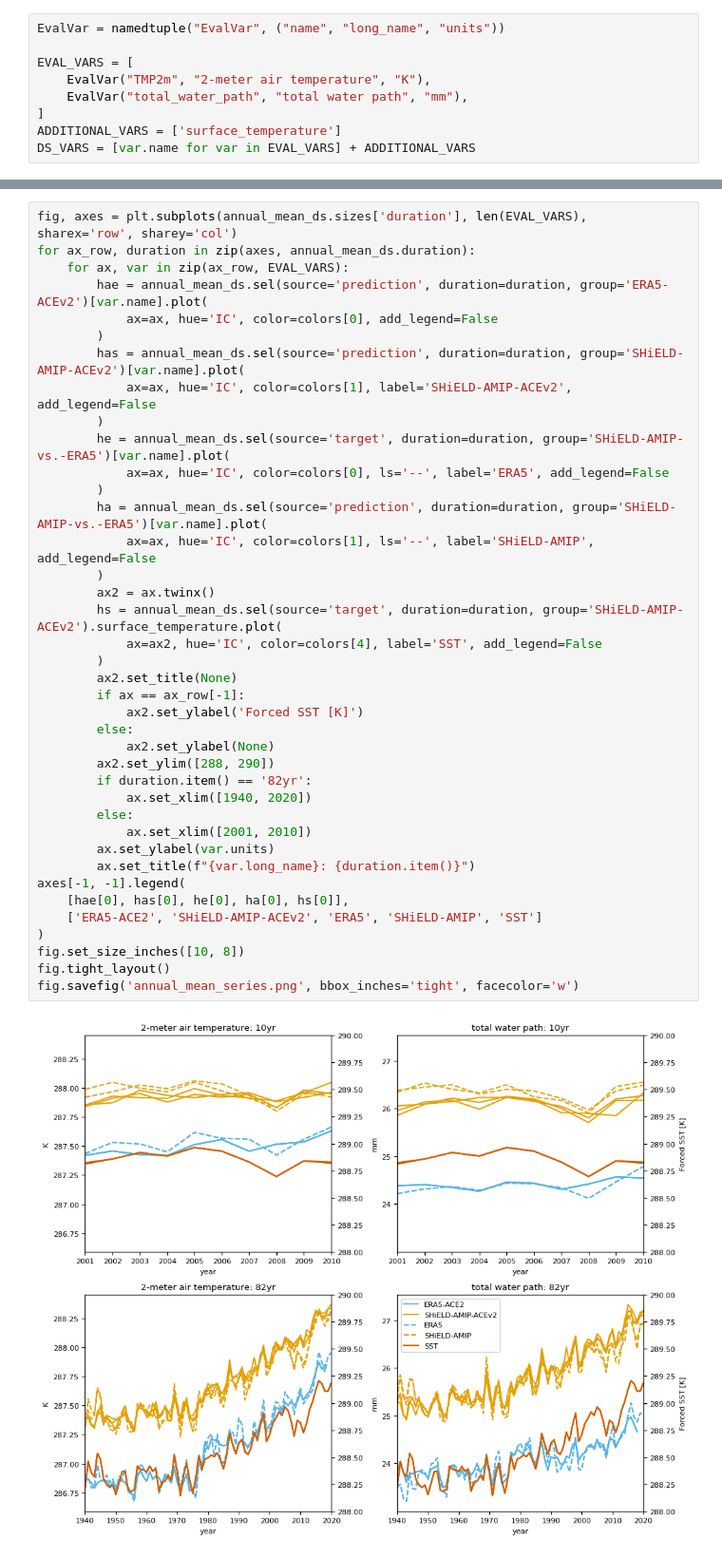
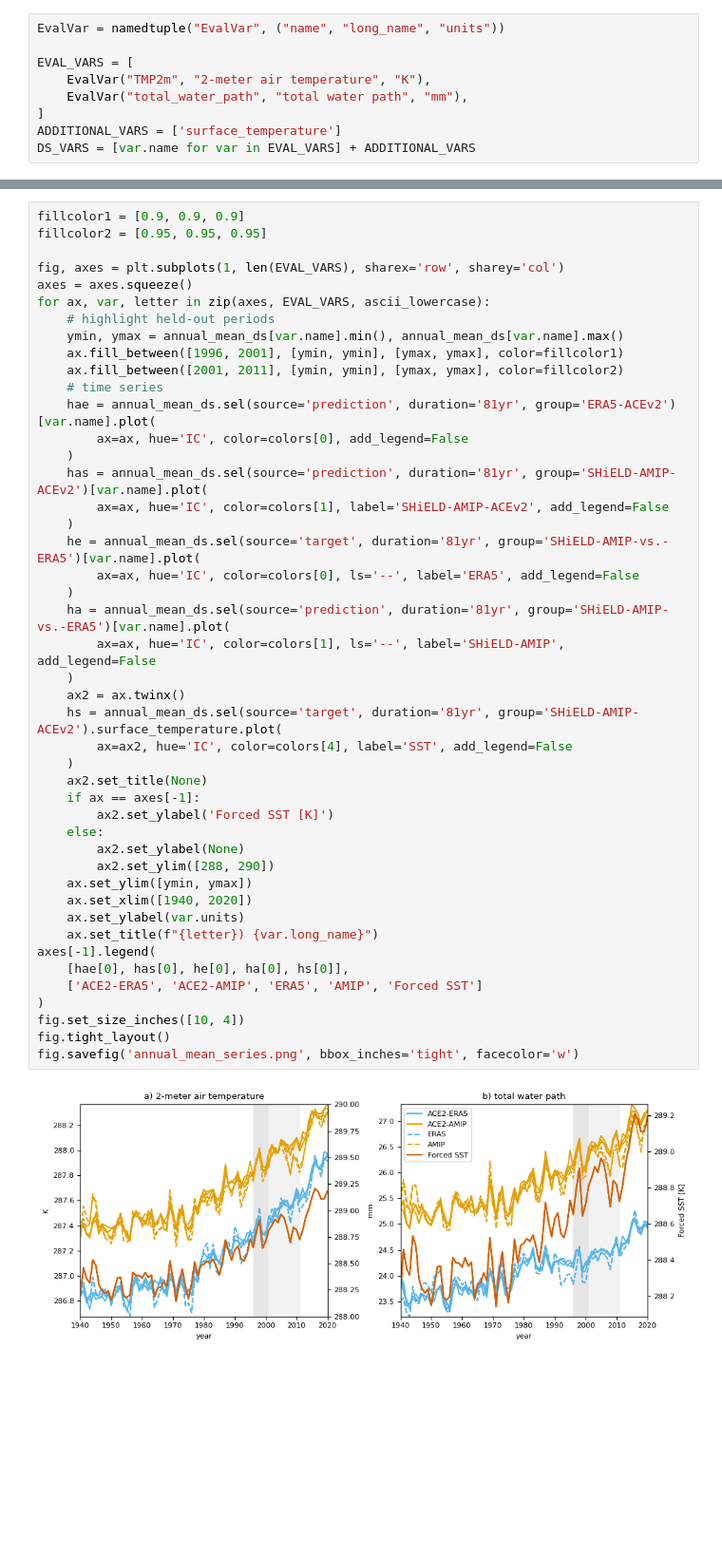
Before and after one commit to ai2cm/ace2-paper, a Jupyter notebook: notebooks/climate-skill-1deg-annual-mean-series.ipynb, the cells around one changed output, grey strips where cells are left out. Shown at 95% size. Drawn from its saved outputs; the diff is of its cells as text; blank space fills up the shorter version.

Commit message:
annual-mean series notebook: only show ~80-year

```diff
--- a/notebooks/climate-skill-1deg-annual-mean-series.ipynb
+++ b/notebooks/climate-skill-1deg-annual-mean-series.ipynb
@@ -64,41 +50,47 @@ Getting run: full_key='10yr/SHiELD-AMIP-ACEv2/IC2'
 # %%
-fig, axes = plt.subplots(annual_mean_ds.sizes['duration'], len(EVAL_VARS), sharex='row', sharey='col')
-for ax_row, duration in zip(axes, annual_mean_ds.duration):
-    for ax, var in zip(ax_row, EVAL_VARS):
-        hae = annual_mean_ds.sel(source='prediction', duration=duration, group='ERA5-ACEv2')[var.name].plot(
-            ax=ax, hue='IC', color=colors[0], add_legend=False
-        )
-        has = annual_mean_ds.sel(source='prediction', duration=duration, group='SHiELD-AMIP-ACEv2')[var.name].plot(
-            ax=ax, hue='IC', color=colors[1], label='SHiELD-AMIP-ACEv2', add_legend=False
-        )
-        he = annual_mean_ds.sel(source='target', duration=duration, group='SHiELD-AMIP-vs.-ERA5')[var.name].plot(
-            ax=ax, hue='IC', color=colors[0], ls='--', label='ERA5', add_legend=False
-        )
-        ha = annual_mean_ds.sel(source='prediction', duration=duration, group='SHiELD-AMIP-vs.-ERA5')[var.name].plot(
-            ax=ax, hue='IC', color=colors[1], ls='--', label='SHiELD-AMIP', add_legend=False
-        )
-        ax2 = ax.twinx()
-        hs = annual_mean_ds.sel(source='target', duration=duration, group='SHiELD-AMIP-ACEv2').surface_temperature.plot(
-            ax=ax2, hue='IC', color=colors[4], label='SST', add_legend=False
-        )
-        ax2.set_title(None)
-        if ax == ax_row[-1]:
-            ax2.set_ylabel('Forced SST [K]')
-        else:
-            ax2.set_ylabel(None)
+fillcolor1 = [0.9, 0.9, 0.9]
+fillcolor2 = [0.95, 0.95, 0.95]
+
+fig, axes = plt.subplots(1, len(EVAL_VARS), sharex='row', sharey='col')
+axes = axes.squeeze()
+for ax, var, letter in zip(axes, EVAL_VARS, ascii_lowercase):
+    # highlight held-out periods
+    ymin, ymax = annual_mean_ds[var.name].min(), annual_mean_ds[var.name].max()
+    ax.fill_between([1996, 2001], [ymin, ymin], [ymax, ymax], color=fillcolor1)
+    ax.fill_between([2001, 2011], [ymin, ymin], [ymax, ymax], color=fillcolor2)
+    # time series
+    hae = annual_mean_ds.sel(source='prediction', duration='81yr', group='ERA5-ACEv2')[var.name].plot(
+        ax=ax, hue='IC', color=colors[0], add_legend=False
+    )
+    has = annual_mean_ds.sel(source='prediction', duration='81yr', group='SHiELD-AMIP-ACEv2')[var.name].plot(
+        ax=ax, hue='IC', color=colors[1], label='SHiELD-AMIP-ACEv2', add_legend=False
+    )
+    he = annual_mean_ds.sel(source='target', duration='81yr', group='SHiELD-AMIP-vs.-ERA5')[var.name].plot(
+        ax=ax, hue='IC', color=colors[0], ls='--', label='ERA5', add_legend=False
+    )
+    ha = annual_mean_ds.sel(source='prediction', duration='81yr', group='SHiELD-AMIP-vs.-ERA5')[var.name].plot(
+        ax=ax, hue='IC', color=colors[1], ls='--', label='SHiELD-AMIP', add_legend=False
+    )
+    ax2 = ax.twinx()
+    hs = annual_mean_ds.sel(source='target', duration='81yr', group='SHiELD-AMIP-ACEv2').surface_temperature.plot(
+        ax=ax2, hue='IC', color=colors[4], label='SST', add_legend=False
+    )
+    ax2.set_title(None)
+    if ax == axes[-1]:
+        ax2.set_ylabel('Forced SST [K]')
+    else:
+        ax2.set_ylabel(None)
         ax2.set_ylim([288, 290])
-        if duration.item() == '82yr':
-            ax.set_xlim([1940, 2020])
-        else:
-            ax.set_xlim([2001, 2010])
-        ax.set_ylabel(var.units)
-        ax.set_title(f"{var.long_name}: {duration.item()}")
-axes[-1, -1].legend(
+    ax.set_ylim([ymin, ymax])
+    ax.set_xlim([1940, 2020])
+    ax.set_ylabel(var.units)
+    ax.set_title(f"{letter}) {var.long_name}")
+axes[-1].legend(
     [hae[0], has[0], he[0], ha[0], hs[0]],
-    ['ERA5-ACE2', 'SHiELD-AMIP-ACEv2', 'ERA5', 'SHiELD-AMIP', 'SST']
+    ['ACE2-ERA5', 'ACE2-AMIP', 'ERA5', 'AMIP', 'Forced SST']
 )
-fig.set_size_inches([10, 8])
+fig.set_size_inches([10, 4])
 fig.tight_layout()
 fig.savefig('annual_mean_series.png', bbox_inches='tight', facecolor='w')
 # %% [output]
-[figure, old version]
+[figure, new version]
```
Also changed, not shown: parts of 3 cells of this notebook, 1 other file.
